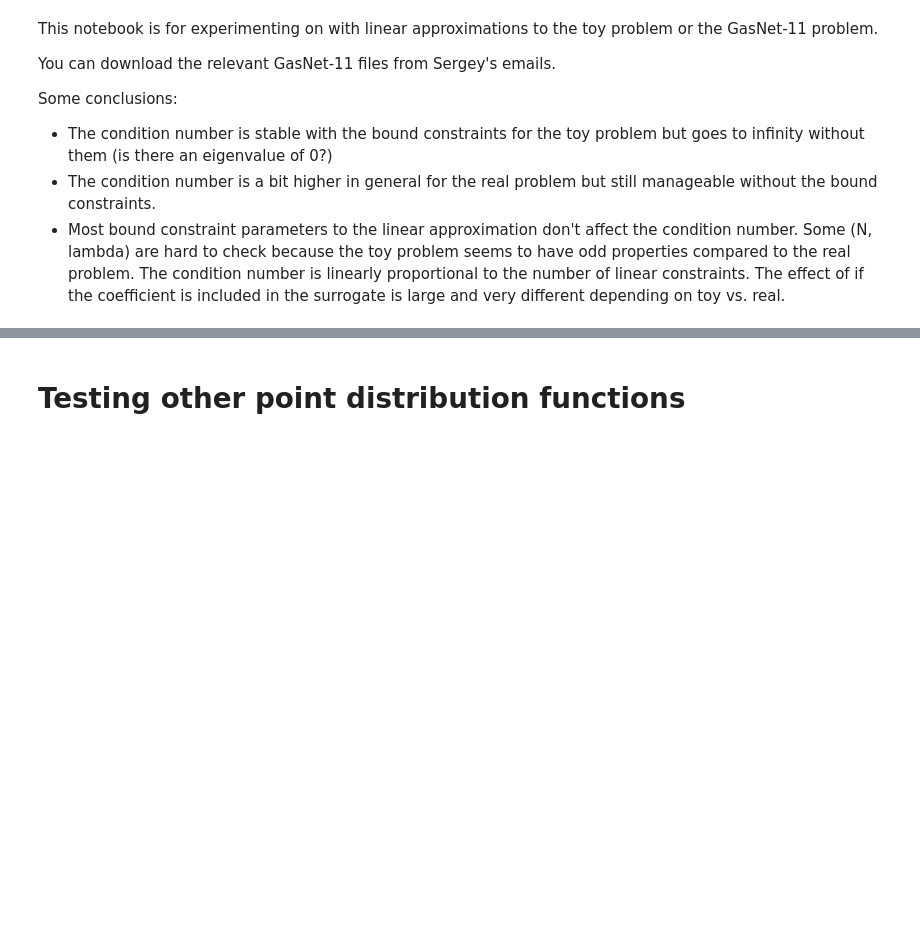
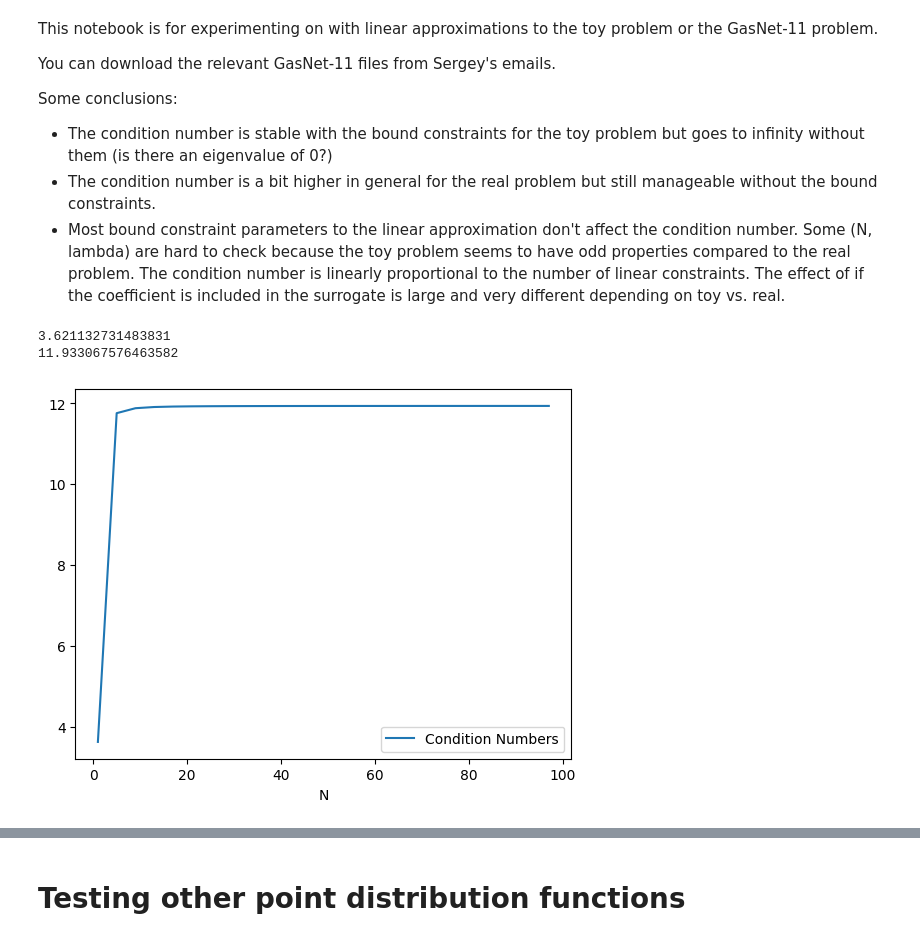
Before and after one commit to micpap25/ENG-QUANT, a Jupyter notebook: experiments/condition_number.ipynb, the cells around one changed output, grey strips where cells are left out. Saved outputs shown, nothing was run; the diff lists cells and outputs as text; code cells hidden in the pictures; blank space fills up the shorter version.

```diff
--- a/experiments/condition_number.ipynb
+++ b/experiments/condition_number.ipynb
@@ -33,19 +36,22 @@ N=20
 X_UPPER_BOUNDS=True
 F_UPPER_BOUNDS=True
 
+# Whether the demand constraint is an equality or inequality
+DEMAND_INEQUALITY=False
+
 # Capacity / demand parameters
 # GAMMA=1.0
 GAMMA=3.0
-LAMBD=1.0
+LAMBD=2.0
 EPS=0.1
 DELTA=0.1
 
 # Lower bounds and upper bound on pressure
 LX=LP=LF=0.0
-UP=5.0
+UP=15.0
 
 # The number of linear constraints to use per quadratic constraint
-LIN_CONSTRAINTS = 10
+LIN_CONSTRAINTS = 20
 
 # Whether to do an inner or outer approximation
 OUTER_APPROXIMATION = False
@@ -59,23 +65,27 @@ SURROGATE_BOUND_ABOVE = True
 # %%
 conds = []
 n_range = range(1, 101, 4)
 # n_range = range(1, 101, 50)
 for n in n_range:
-    toy_problem_to_json(n, X_UPPER_BOUNDS, F_UPPER_BOUNDS, GAMMA, LAMBD,
+    toy_problem_to_json(n, X_UPPER_BOUNDS, F_UPPER_BOUNDS, DEMAND_INEQUALITY, GAMMA, LAMBD,
                         EPS, DELTA, LX, LP, LF, UP)
     quadratic_model_lin_approx(LIN_CONSTRAINTS, OUTER_APPROXIMATION, COEFFICIENT_SURROGATE,
                                 SURROGATE_BOUND_BELOW, SURROGATE_BOUND_ABOVE)
     # quadratic_lin_approx_no_surrogate(LIN_CONSTRAINTS, OUTER_APPROXIMATION)
     # conds.append(condition_number())
     # conds.append(condition_number_no_bounds())
     conds.append(condition_number_nes_basic())
 
 plt.xlabel("N")
 plt.plot(n_range, conds, label="Condition Numbers")
 plt.legend()
 
 print(conds[0])
 print(conds[-1])
+# %% [output]
+3.621132731483831
+11.933067576463582
+[figure, added]
 # %%
 conds = []
 lin_cons_range = range(20, 1001, 80)
```
Also changed, not shown: parts of 18 cells of this notebook, 8 other files.
